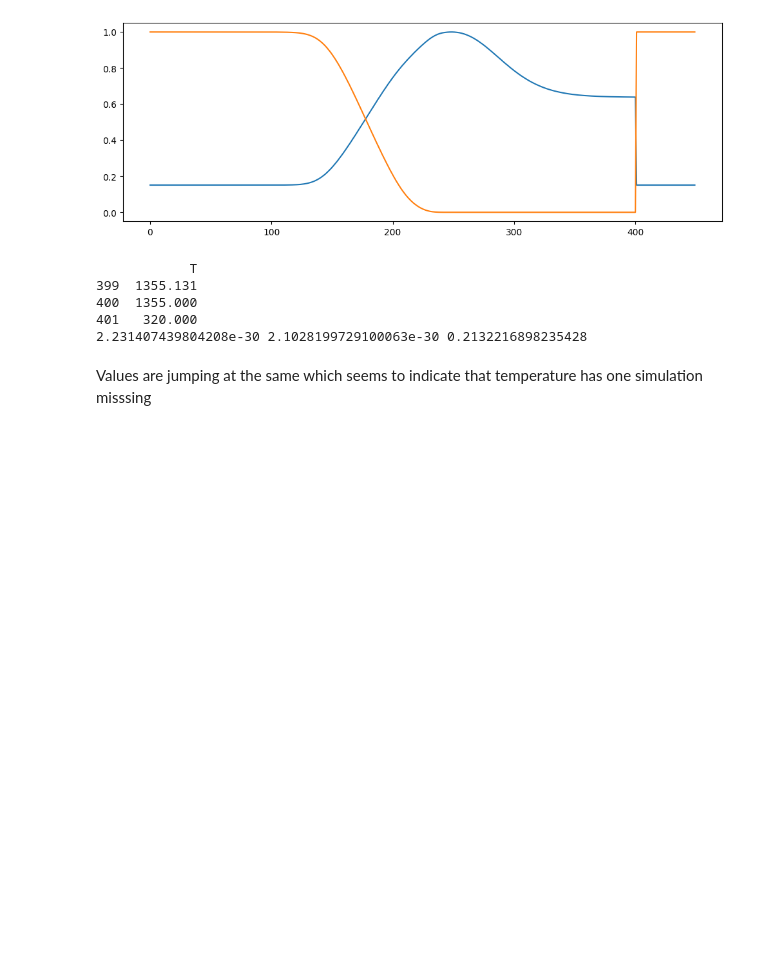
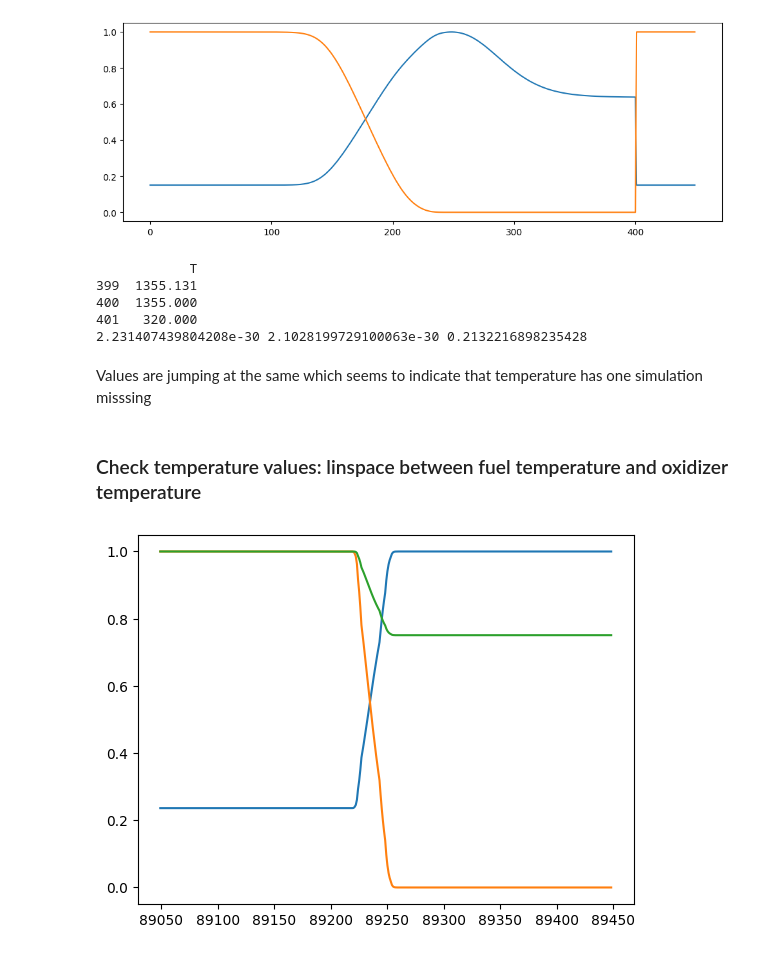
Before and after one commit to GregoireCorluy/Encoder-decoder-for-practical-ROM, a Jupyter notebook: analysis/2026-07-29-2-Explore-dataset-Malik-CFLF-2022.ipynb, the cells around one changed output. Drawn from its saved outputs; the diff is of its cells as text; code cells hidden in the pictures; blank space fills up the shorter version.

```diff
--- a/analysis/2026-07-29-2-Explore-dataset-Malik-CFLF-2022.ipynb
+++ b/analysis/2026-07-29-2-Explore-dataset-Malik-CFLF-2022.ipynb
@@ -80,3 +84,12 @@ print(data_state_space[species][399], data_state_space[species][400], data_state
 2.231407439804208e-30 2.1028199729100063e-30 0.2132216898235428
 # %% [markdown]
 Values are jumping at the same which seems to indicate that temperature has one simulation misssing
+# %% [markdown]
+### Check temperature values: linspace between fuel temperature and oxidizer temperature
+# %%
+plt.plot(data_T[-400:]/data_T[-400:].max())
+plt.plot(data_state_space["CH4"][-800:-400]/data_state_space["CH4"][-800:-400].max())
+plt.plot(data_state_space["O2"][-800:-400]/data_state_space["O2"][-800:-400].max())
+plt.show()
+# %% [output]
+[figure, added]
```
Also changed, not shown: parts of 3 cells of this notebook, 4 other files.
